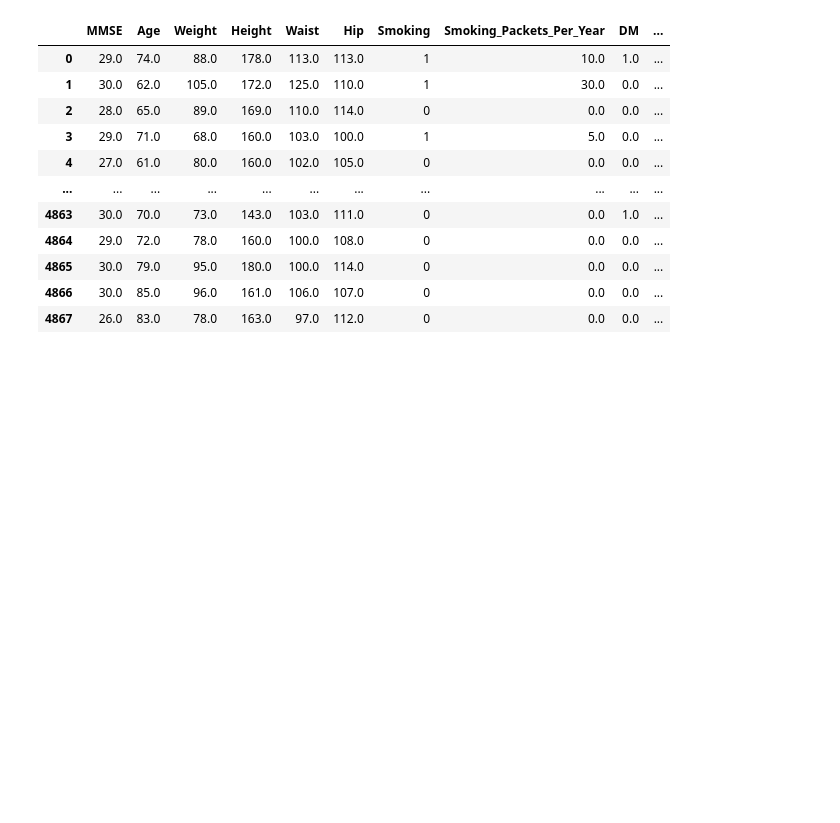
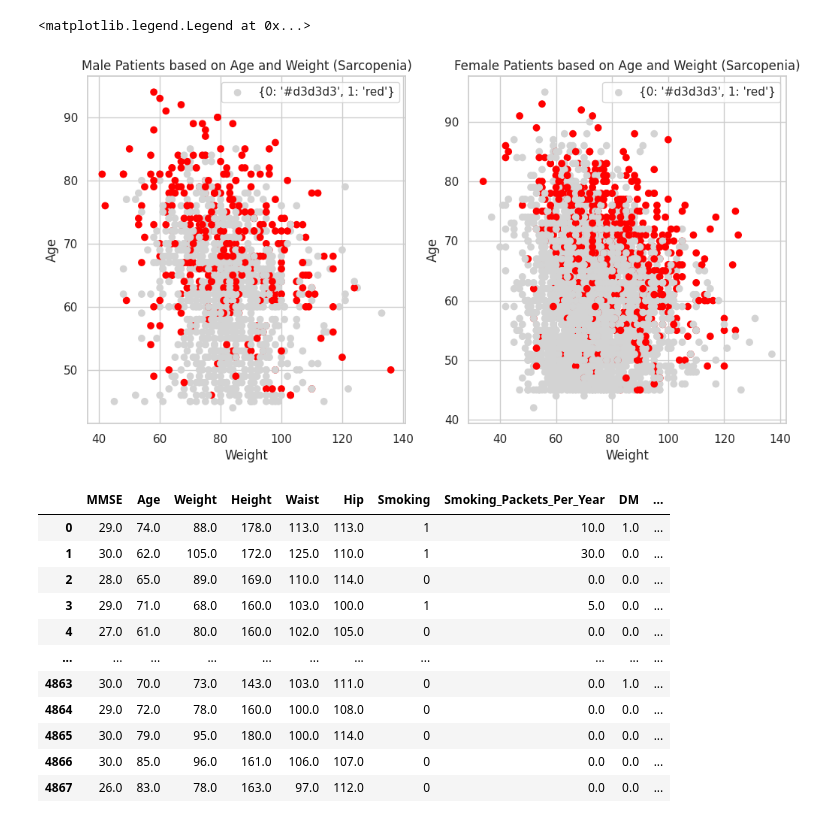
Before and after one commit to akutayaydin/Medical-Sarcopenia-Model, a Jupyter notebook: Sarcopenia_Model_vfinal.ipynb, the cells around one changed output. Drawn from its saved outputs; the diff is of its cells as text; code cells hidden in the pictures; blank space fills up the shorter version.

```diff
--- a/Sarcopenia_Model_vfinal.ipynb
+++ b/Sarcopenia_Model_vfinal.ipynb
@@ -415,3 +419,30 @@ plt.show()
+# %%
+from matplotlib import pyplot as plt
+%matplotlib inline
+
+fig,axis = plt.subplots(1,2,figsize = (12,6))
+
+df_male = df[df['Gender']== 'M']
+df_female = df[df['Gender']== 'F']
+
+colormap = {0: '#d3d3d3', 1: 'red'}
+
+axis[0].scatter(x = df_male['Weight'], y = df_male['Age'], c=[colormap[cat] for cat in df_male['Sarcopenia']], marker = 'o', label = colormap)
+axis[0].set_xlabel('Weight')
+axis[0].set_ylabel('Age')
+axis[0].set_title('Male Patients based on Age and Weight (Sarcopenia)')
+axis[0].legend()
+
+axis[1].scatter(x = df_female['Weight'], y = df_female['Age'], c=[colormap[cat] for cat in df_female['Sarcopenia']], marker = 'o', label = colormap)
+axis[1].set_xlabel('Weight')
+axis[1].set_ylabel('Age')
+axis[1].set_title('Female Patients based on Age and Weight (Sarcopenia)')
+axis[1].legend()
+
+# Both Female and Male Sarcopenia patients loose weight as they get older
+# %% [output]
+<matplotlib.legend.Legend at 0x...>
+[figure, added]
 # %%
 # DATA SET PREPRATION / PREPROCESSING #
 # %%
```
Also changed, not shown: parts of 31 cells of this notebook.
